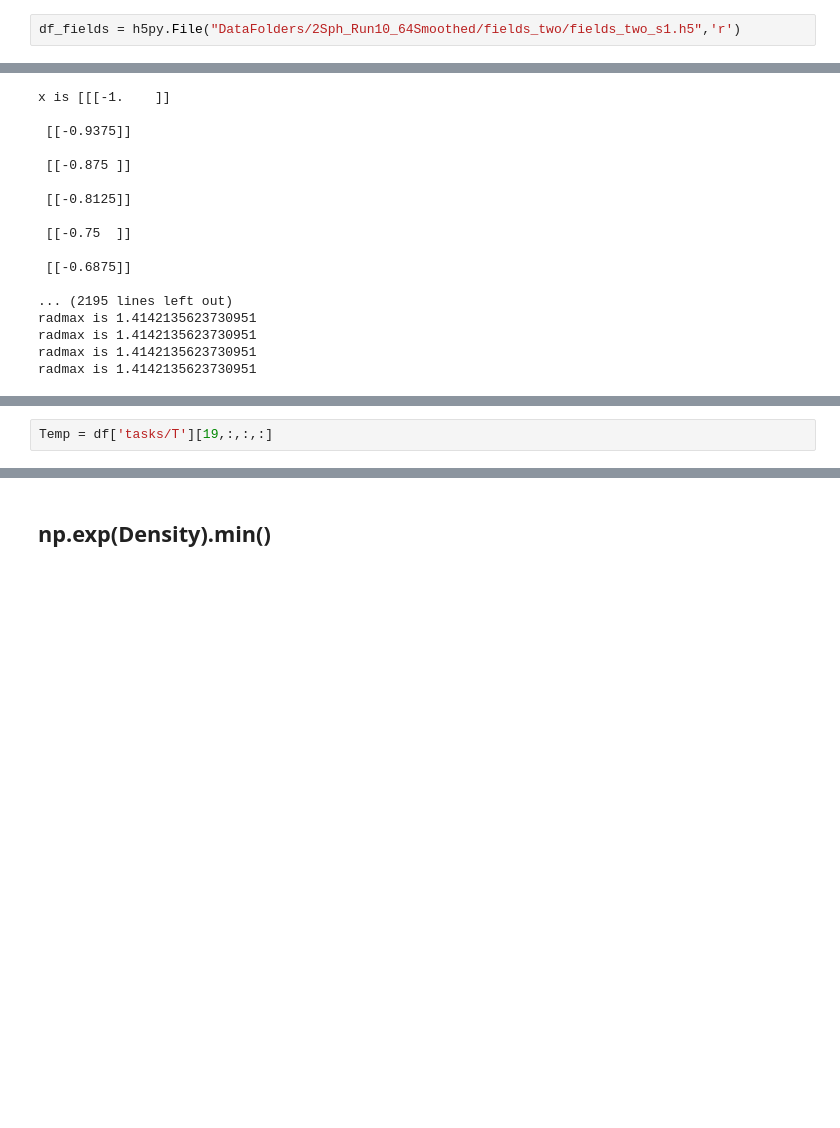
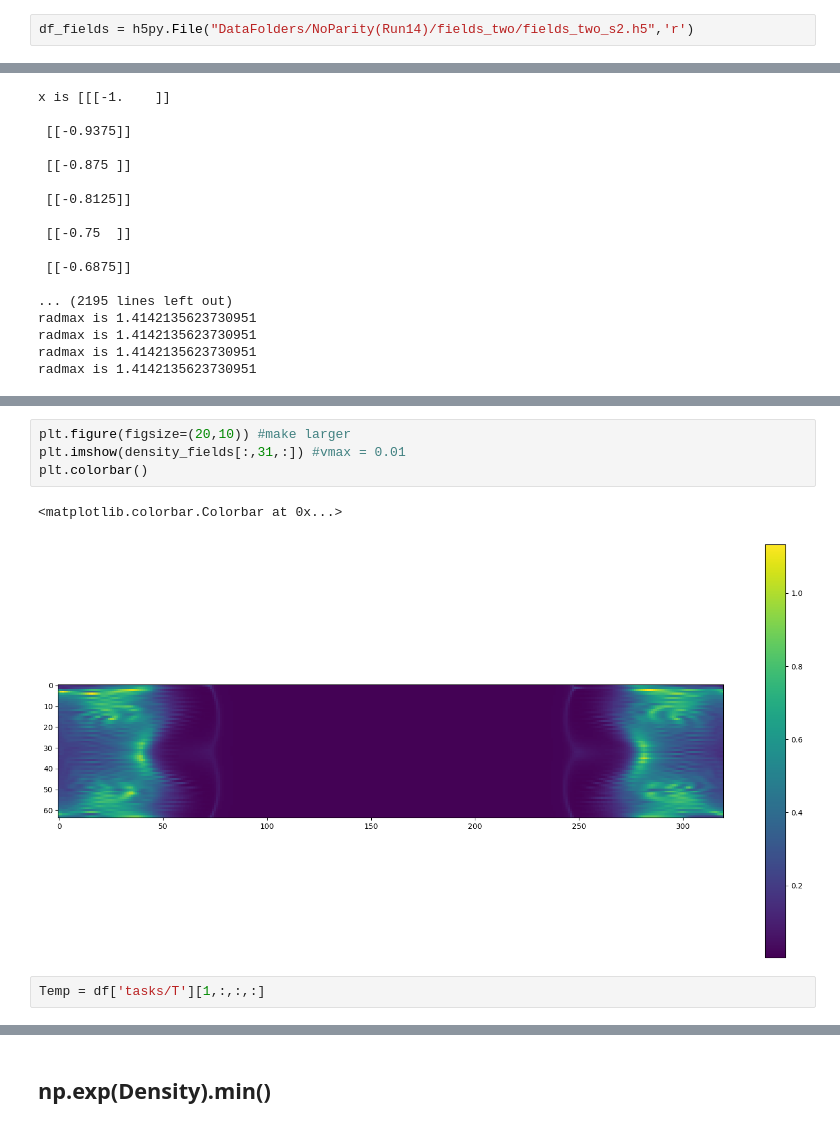
Before and after one commit to Giralaw/SSX-Simulations, a Jupyter notebook: SSX_Scenarios/SSX_plots_inics.ipynb, the cells around one changed output, grey strips where cells are left out. Saved outputs shown, nothing was run; the diff lists cells and outputs as text; blank space fills up the shorter version.

```diff
--- a/SSX_Scenarios/SSX_plots_inics.ipynb
+++ b/SSX_Scenarios/SSX_plots_inics.ipynb
@@ -11,2 +11,2 @@ df = h5py.File("DataFolders/2Sph_Run10_64Smoothed/checkpoints2/checkpoints2_s1.h
 # %%
-df_fields = h5py.File("DataFolders/2Sph_Run10_64Smoothed/fields_two/fields_two_s1.h5",'r')
+df_fields = h5py.File("DataFolders/NoParity(Run14)/fields_two/fields_two_s2.h5",'r')
@@ -151,4 +163,11 @@ plt.colorbar()
+# %%
+plt.figure(figsize=(20,10)) #make larger
+plt.imshow(density_fields[:,31,:]) #vmax = 0.01
+plt.colorbar()
+# %% [output]
+<matplotlib.colorbar.Colorbar at 0x...>
+[figure, added]
 # %%
-Temp = df['tasks/T'][19,:,:,:]
+Temp = df['tasks/T'][1,:,:,:]
 # %%
 plt.figure(figsize=(20,10)) #make larger
```
Also changed, not shown: parts of 18 cells of this notebook, 10 other files.
